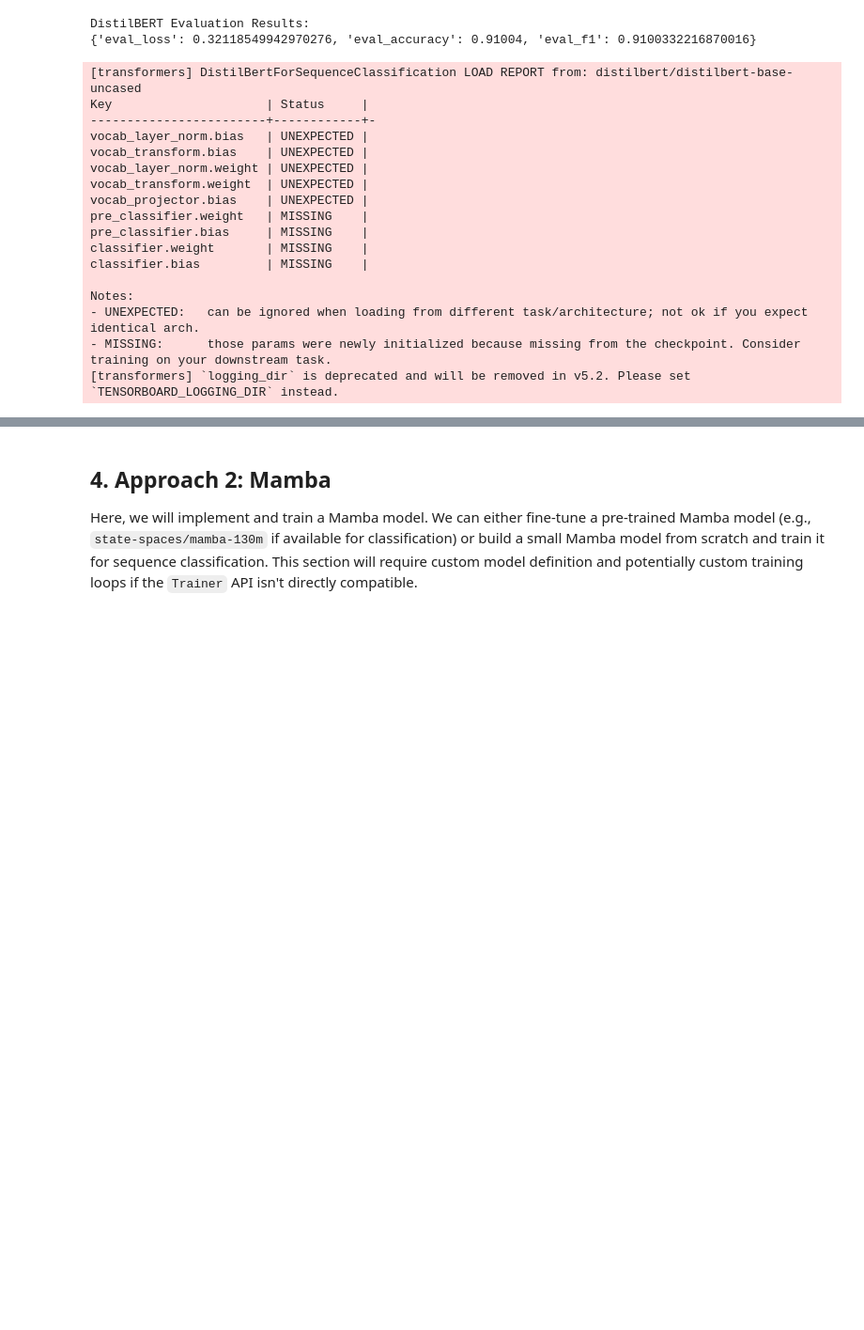
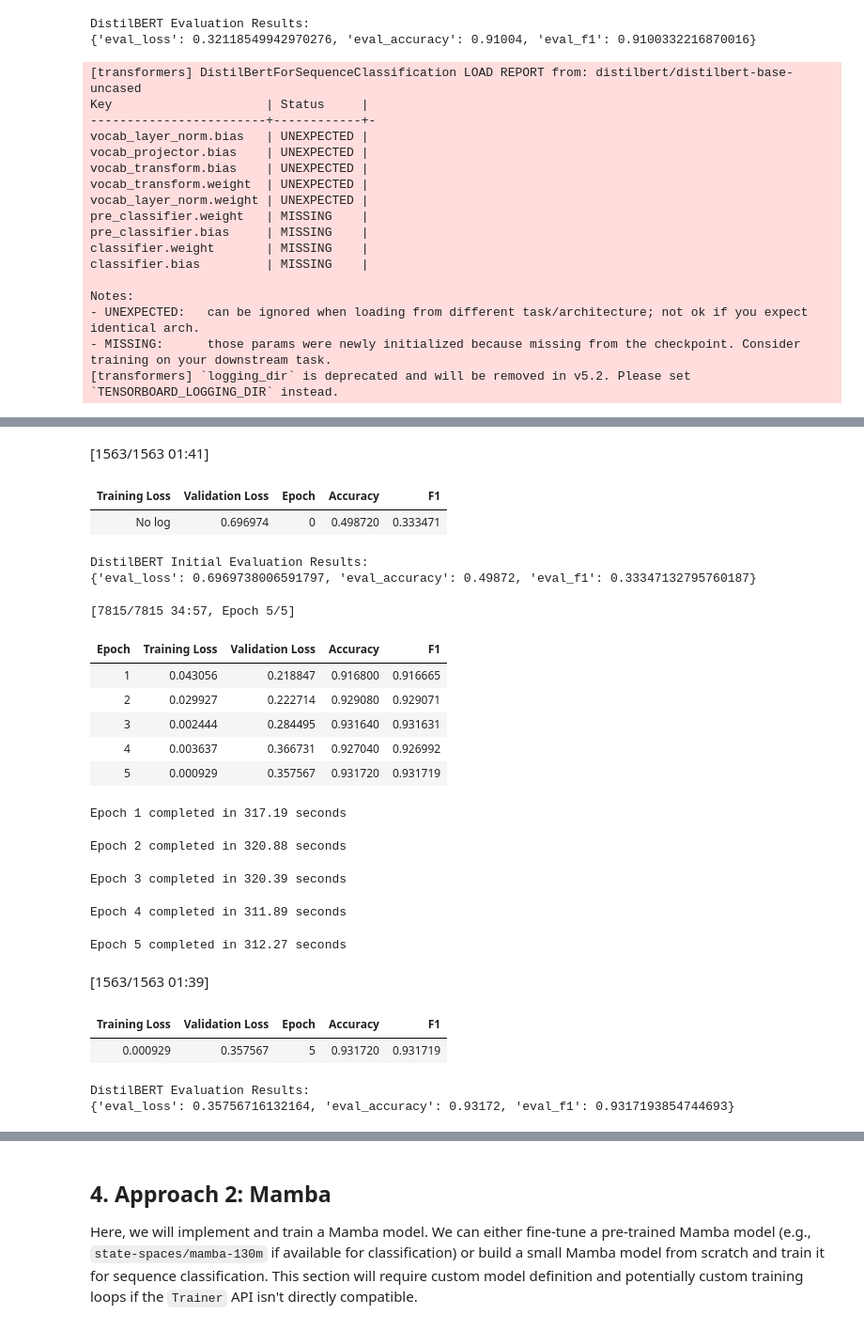
Before and after one commit to sikora77/LLM-26L-Projekt, a Jupyter notebook: LLM_Projekt.ipynb, the cells around one changed output, grey strips where cells are left out. Shown at 94% size. Drawn from its saved outputs; the diff is of its cells as text; code cells hidden in the pictures; blank space fills up the shorter version.

```diff
--- a/LLM_Projekt.ipynb
+++ b/LLM_Projekt.ipynb
@@ -88,7 +87,7 @@ import time
 
 from transformers import TrainerCallback
 
-def fineTuneBert(max_length=512):
+def fineTuneBert(max_length=512,batch_size=32):
     tokenizer = AutoTokenizer.from_pretrained("distilbert/distilbert-base-uncased")
     def tokenize_function(examples):
         return tokenizer(examples["text"], truncation=True, max_length=max_length) # Default max_length, will be varied in scaling analysis
@@ -121,8 +120,8 @@ def fineTuneBert(max_length=512):
         output_dir="./results",
         eval_strategy="epoch",
         learning_rate=2e-5,
-        per_device_train_batch_size=60,
-        per_device_eval_batch_size=60,
+        per_device_train_batch_size=batch_size,
+        per_device_eval_batch_size=batch_size,
         num_train_epochs=5,
         weight_decay=0.01,
         logging_dir='./logs',
@@ -237,16 +236,16 @@ Epoch 5 completed in 138.61 seconds
 DistilBERT Evaluation Results:
 {'eval_loss': 0.32118549942970276, 'eval_accuracy': 0.91004, 'eval_f1': 0.9100332216870016}
 # %%
-fineTuneBert(512)
+fineTuneBert(512,batch_size=16)
 # %% [output]
 [transformers] DistilBertForSequenceClassification LOAD REPORT from: distilbert/distilbert-base-uncased
 Key                     | Status     |
 ------------------------+------------+-
 vocab_layer_norm.bias   | UNEXPECTED |
+vocab_projector.bias    | UNEXPECTED |
 vocab_transform.bias    | UNEXPECTED |
+vocab_transform.weight  | UNEXPECTED |
 vocab_layer_norm.weight | UNEXPECTED |
-vocab_transform.weight  | UNEXPECTED |
-vocab_projector.bias    | UNEXPECTED |
 pre_classifier.weight   | MISSING    |
 pre_classifier.bias     | MISSING    |
 classifier.weight       | MISSING    |
@@ -260 +258,23 @@ Notes:
+[1563/1563 01:41]
+| Training Loss | Validation Loss | Epoch | Accuracy | F1 |
+| No log | 0.696974 | 0 | 0.498720 | 0.333471 |
+DistilBERT Initial Evaluation Results:
+{'eval_loss': 0.6969738006591797, 'eval_accuracy': 0.49872, 'eval_f1': 0.33347132795760187}
+[7815/7815 34:57, Epoch 5/5]
+| Epoch | Training Loss | Validation Loss | Accuracy | F1 |
+| 1 | 0.043056 | 0.218847 | 0.916800 | 0.916665 |
+| 2 | 0.029927 | 0.222714 | 0.929080 | 0.929071 |
+| 3 | 0.002444 | 0.284495 | 0.931640 | 0.931631 |
+| 4 | 0.003637 | 0.366731 | 0.927040 | 0.926992 |
+| 5 | 0.000929 | 0.357567 | 0.931720 | 0.931719 |
+Epoch 1 completed in 317.19 seconds
+Epoch 2 completed in 320.88 seconds
+Epoch 3 completed in 320.39 seconds
+Epoch 4 completed in 311.89 seconds
+Epoch 5 completed in 312.27 seconds
+[1563/1563 01:39]
+| Training Loss | Validation Loss | Epoch | Accuracy | F1 |
+| 0.000929 | 0.357567 | 5 | 0.931720 | 0.931719 |
+DistilBERT Evaluation Results:
+{'eval_loss': 0.35756716132164, 'eval_accuracy': 0.93172, 'eval_f1': 0.9317193854744693}
 # %%
```
Also changed, not shown: parts of 3 cells of this notebook.
